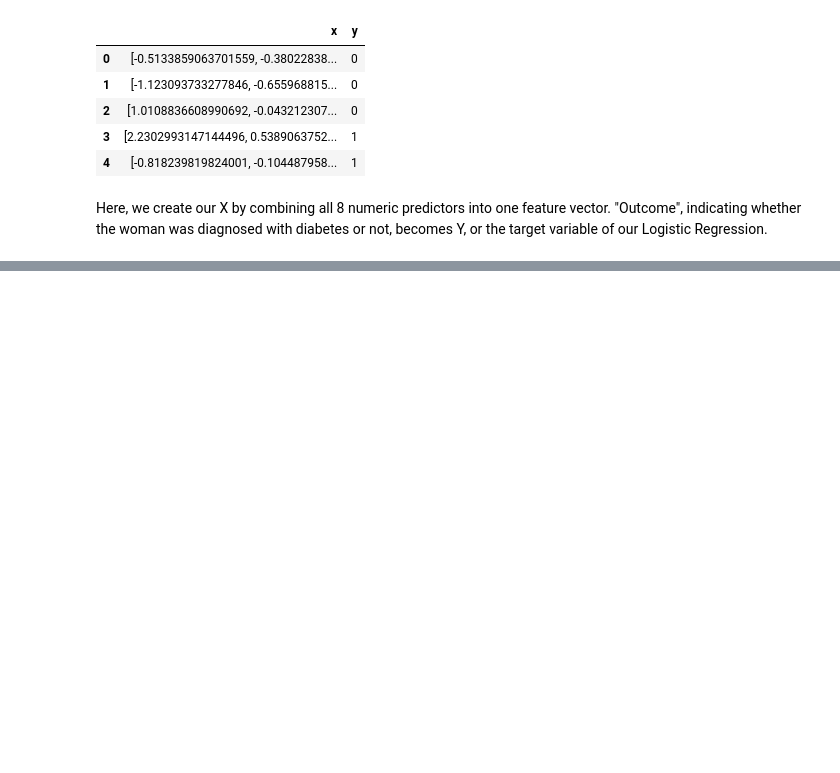
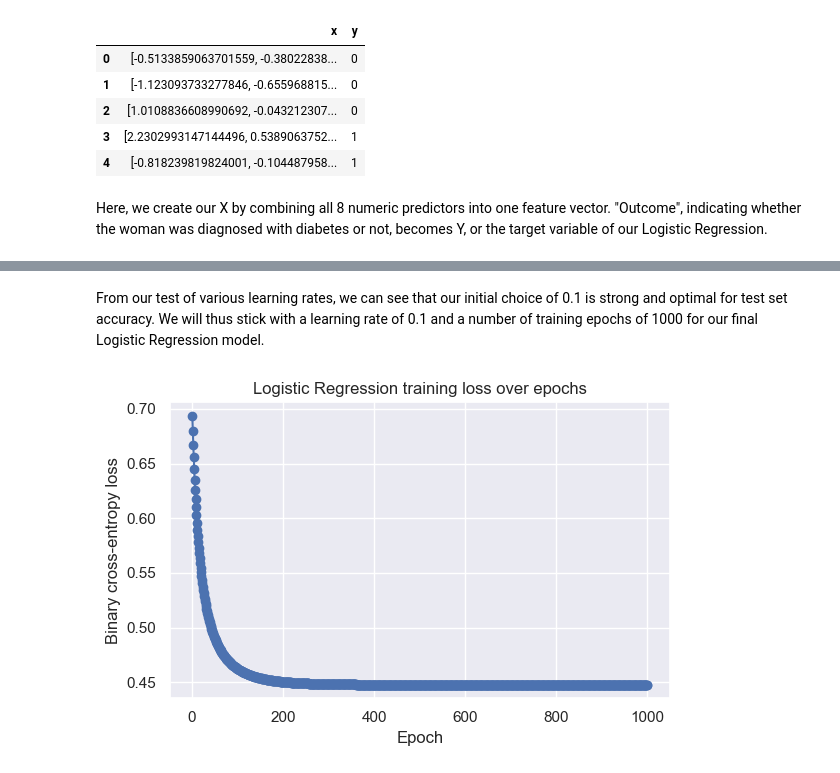
Before and after one commit to jonathanwoo17/INDE-577-F25, a Jupyter notebook: examples/supervised_learning/logistic_regression/logistic_regression.ipynb, the cells around one changed output, grey strips where cells are left out. Saved outputs shown, nothing was run; the diff lists cells and outputs as text; code cells hidden in the pictures; blank space fills up the shorter version.

Commit message:
Wrapping up logistic regression notebook

```diff
--- a/examples/supervised_learning/logistic_regression/logistic_regression.ipynb
+++ b/examples/supervised_learning/logistic_regression/logistic_regression.ipynb
@@ -55,0 +26,19 @@ NameError: name 'diabetes' is not defined
+# %%
+csv_path = root / "data" / "pima-indians-diabetes.csv"  # adjust name if needed
+
+cols = [
+    "Pregnancies",
+    "Glucose",
+    "BloodPressure",
+    "SkinThickness",
+    "Insulin",
+    "BMI",
+    "DiabetesPedigreeFunction",
+    "Age",
+    "Outcome",  # 0 or 1
+]
+
+diabetes = pd.read_csv(csv_path, header=None, names=cols)
+
+print("Shape:", diabetes.shape)
+diabetes.head()
@@ -151,0 +189,18 @@ NameError: name 'make_xy_dataframe' is not defined
+# %% [markdown]
+From our test of various learning rates, we can see that our initial choice of 0.1 is strong and optimal for test set accuracy. We will thus stick with a learning rate of 0.1 and a number of training epochs of 1000 for our final Logistic Regression model.
+# %%
+# Plot training binary cross-entropy loss over epochs
+
+losses = log_reg.losses_
+epochs = np.arange(1, len(losses) + 1)
+
+plt.figure(figsize=(6, 4))
+plt.plot(epochs, losses, marker="o")
+plt.xlabel("Epoch")
+plt.ylabel("Binary cross-entropy loss")
+plt.title("Logistic Regression training loss over epochs")
+plt.grid(True)
+plt.tight_layout()
+plt.show()
+# %% [output]
+[figure, added]
```
Also changed, not shown: parts of 15 cells of this notebook.
